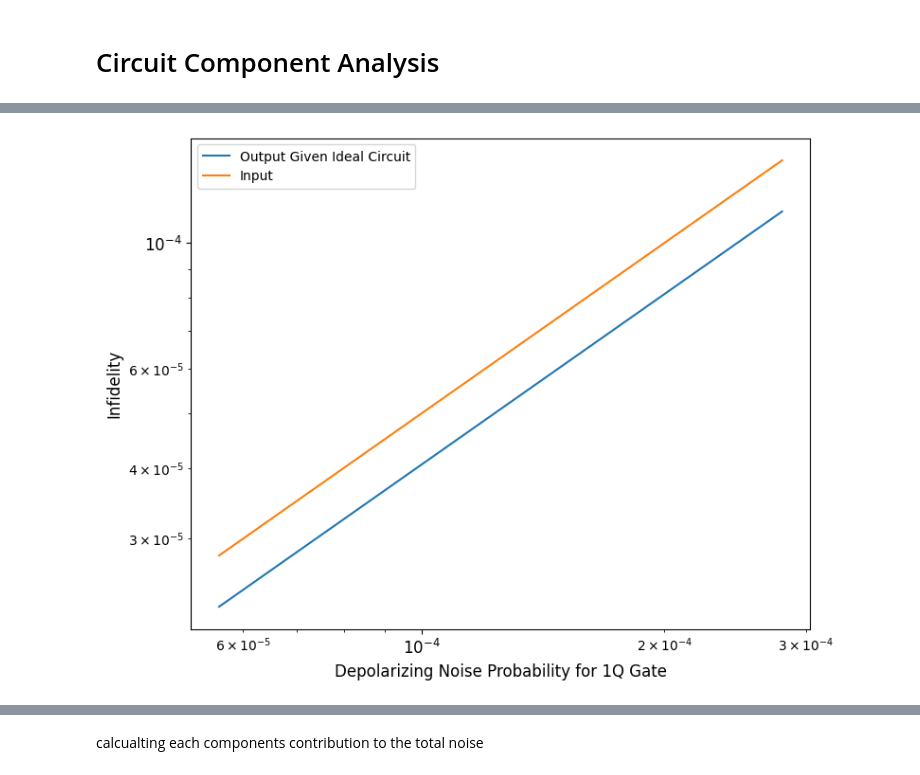
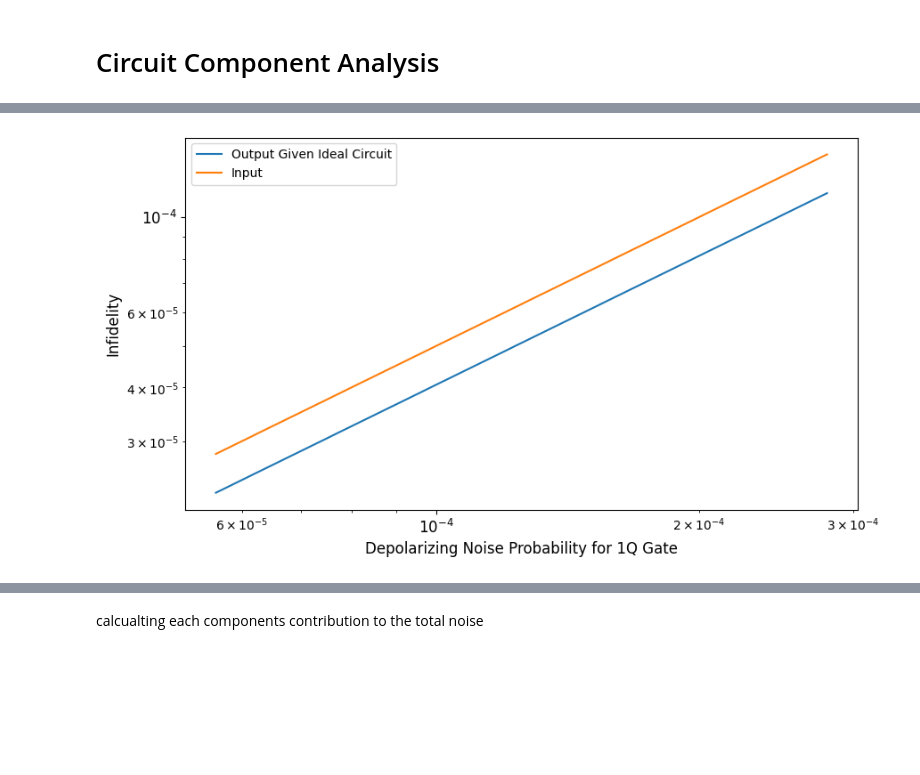
Before and after one commit to Sal7ySalt/Smallest-MSD-Protocol, a Jupyter notebook: 3_qubit_code/no_concat.ipynb, the cells around one changed output, grey strips where cells are left out. Saved outputs shown, nothing was run; the diff lists cells and outputs as text; code cells hidden in the pictures; blank space fills up the shorter version.

```diff
--- a/3_qubit_code/no_concat.ipynb
+++ b/3_qubit_code/no_concat.ipynb
@@ -409,5 +380,18 @@ for i in range(len(one_qubit_gate_error_prob)):
 
 plot5_y = [1 - f for f in fidelity_results]
+# %%
+# --- APS-style global settings ---
+mpl.rcParams.update({
+    'text.usetex': True,
+    'font.family': 'serif',
+    'font.size': 8,
+    'axes.labelsize': 9,
+    'xtick.labelsize': 8,
+    'ytick.labelsize': 8,
+    'legend.fontsize': 8,
+    'lines.linewidth': 1.2,
+    'figure.dpi': 150,
+})
 # %%
 # Every plot without input and ideal circuit
 plt.figure(figsize=(9,5))
@@ -433,19 +472,19 @@ plt.show()
 # %%
 # Plotting both together
-plt.figure(figsize=(8,6))
+plt.figure(figsize=(9,5))
 
 plt.plot(one_qubit_gate_error_prob, plot1_y, label='Output Given Ideal Circuit')
 plt.plot(one_qubit_gate_error_prob, all_input_infidelity, label='Input')
 
 plt.xscale('log')
 plt.yscale('log')
 
 plt.legend()
 plt.ylabel('Infidelity', fontsize=12)
 plt.xlabel('Depolarizing Noise Probability for 1Q Gate', fontsize=12)
 plt.tight_layout()
 plt.xticks(fontsize=12)
 plt.yticks(fontsize=12)
 plt.show()
 # %% [output]
-[figure, old version]
+[figure, new version]
```
Also changed, not shown: parts of 18 cells of this notebook, 33 other files.
